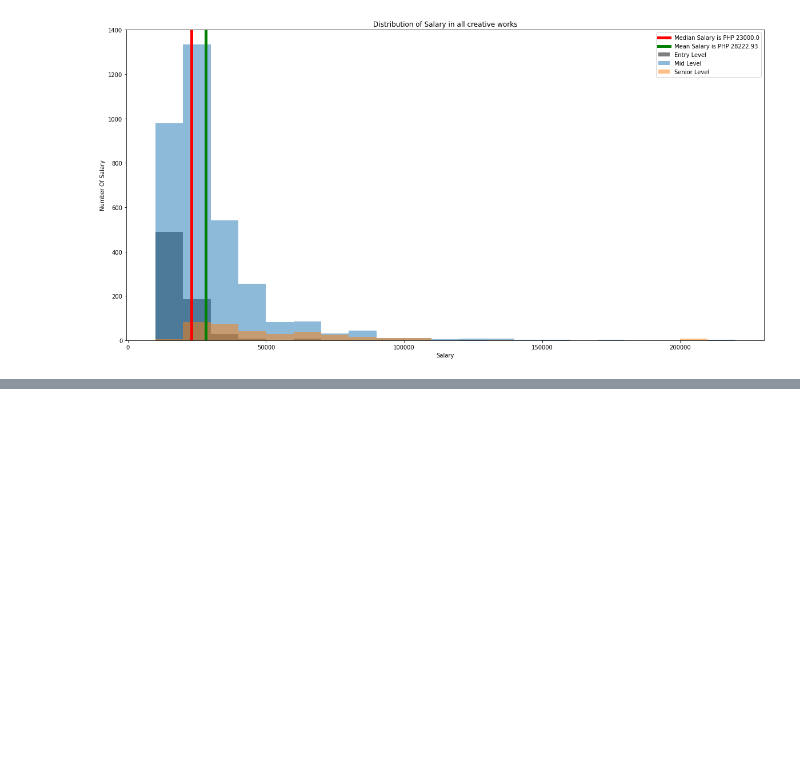
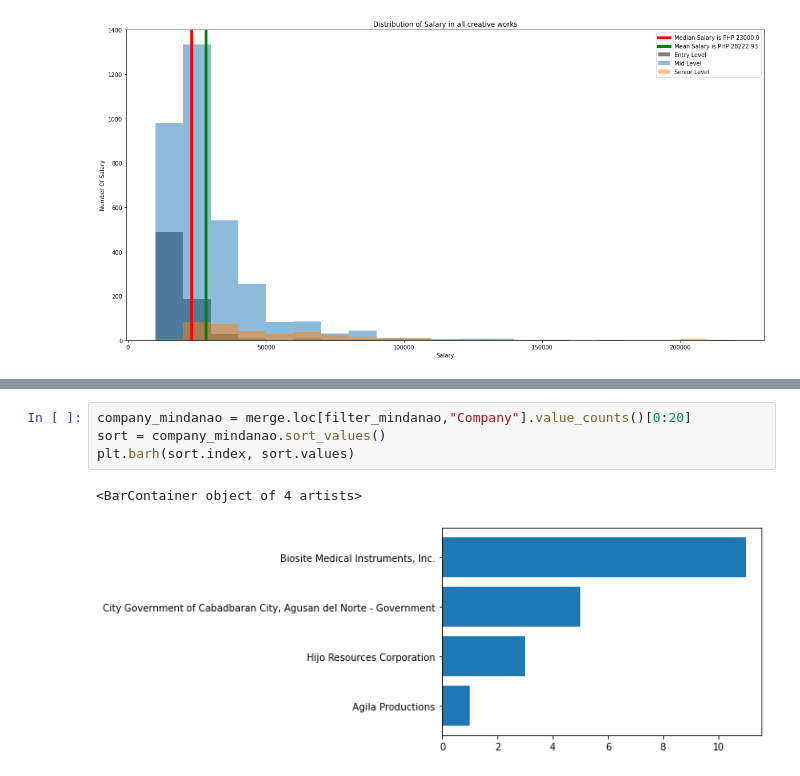
Before and after one commit to jvicrosario1106/husay_project_task, a Jupyter notebook: Data Analysis/Jobstreet Analysis/compilation.ipynb, the cells around one changed output, grey strips where cells are left out. Saved outputs shown, nothing was run; the diff lists cells and outputs as text; blank space fills up the shorter version.

```diff
--- a/Data Analysis/Jobstreet Analysis/compilation.ipynb
+++ b/Data Analysis/Jobstreet Analysis/compilation.ipynb
@@ -330,0 +359,7 @@ plt.legend(["Median Salary is PHP {}".format(df_combine_salary["Combine Salary"]
+# %%
+company_mindanao = merge.loc[filter_mindanao,"Company"].value_counts()[0:20]
+sort = company_mindanao.sort_values()
+plt.barh(sort.index, sort.values)
+# %% [output]
+<BarContainer object of 4 artists>
+[figure, added]
```
Also changed, not shown: parts of 3 cells of this notebook, 1 other file.
